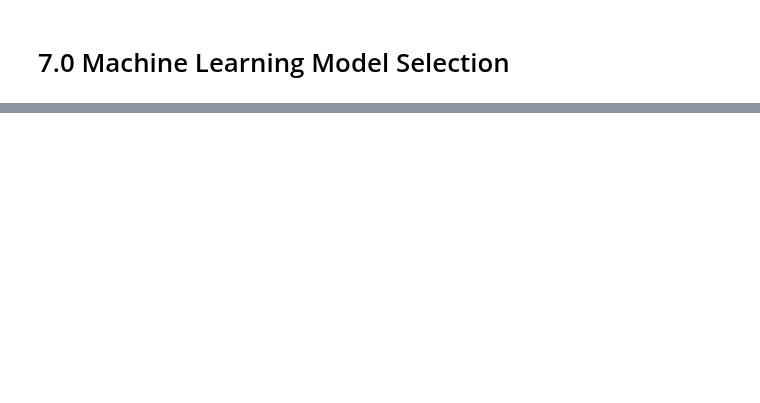
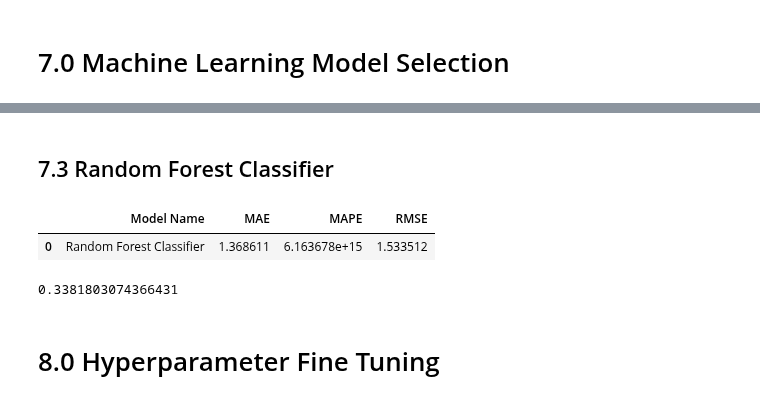
Before and after one commit to luishmq/churn_clients_predict, a Jupyter notebook: notebooks/churn_clients_prediction.ipynb, the cells around one changed output, grey strips where cells are left out. Cells and saved outputs as stored; diff of their text form; code cells hidden in the pictures; blank space fills up the shorter version.

```diff
--- a/notebooks/churn_clients_prediction.ipynb
+++ b/notebooks/churn_clients_prediction.ipynb
@@ -473,0 +609,27 @@ df7 = df6.copy()
+# %% [markdown]
+## 7.3 Random Forest Classifier
+# %%
+# model
+X_train, y_train = make_classification(n_samples=1000, n_features=10,
+                                        n_informative=2, n_redundant=0,
+                                        random_state=42, shuffle=False)
+
+rfc = RandomForestClassifier(max_depth=2, random_state=42)
+rfc.fit(X_train, y_train)
+
+# prediction
+yhat_rfc = rfc.predict( X_test )
+
+# performance
+rfc_result = ml_error( 'Random Forest Classifier', np.expm1( y_test ), np.expm1(yhat_rfc ) )
+rfc_result
+# %% [output]
+|  | Model Name | MAE | MAPE | RMSE |
+| 0 | Random Forest Classifier | 1.368611 | 6.163678e+15 | 1.533512 |
+# %%
+accuracy_score(y_test, yhat_rfc)
+f1_score(y_test, yhat_rfc)
+# %% [output]
+0.3381803074366431
+# %% [markdown]
+# 8.0 Hyperparameter Fine Tuning
```
Also changed, not shown: parts of 12 cells of this notebook.
